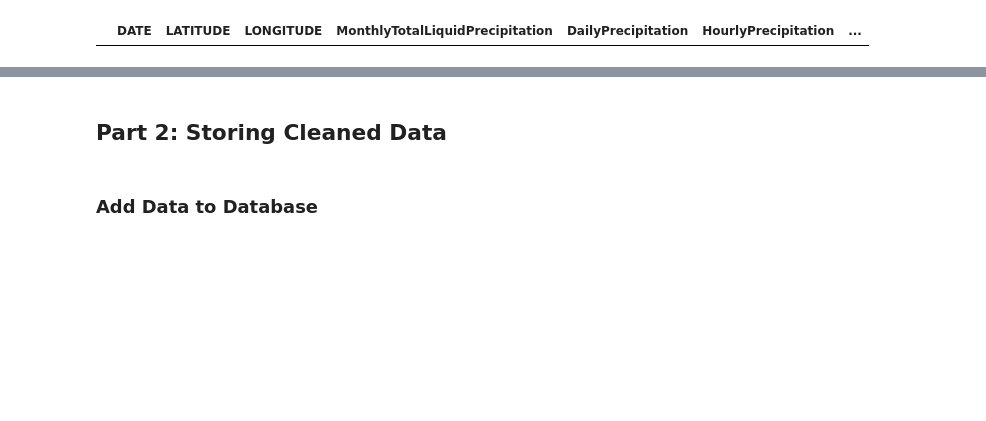
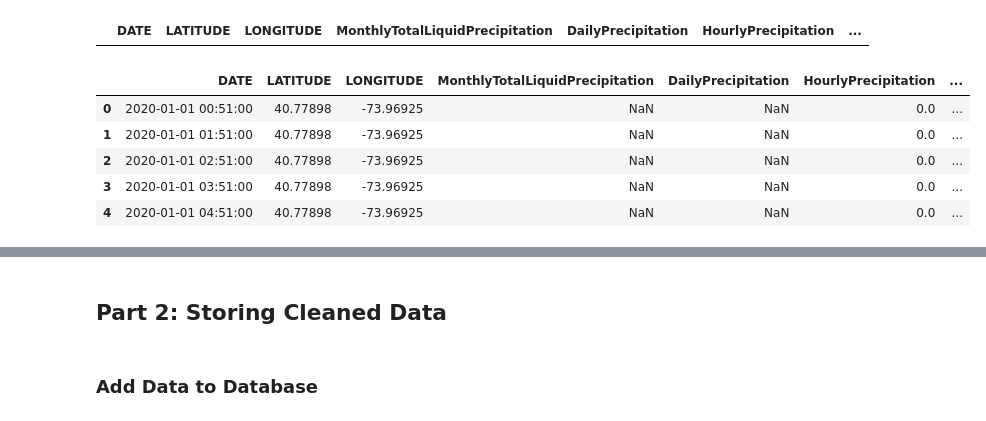
Before and after one commit to yhuang37-2034310/4501_Project, a Jupyter notebook: Project Scaffolding.ipynb, the cells around one changed output, grey strips where cells are left out. Cells and saved outputs as stored; diff of their text form; code cells hidden in the pictures; blank space fills up the shorter version.

```diff
--- a/Project Scaffolding.ipynb
+++ b/Project Scaffolding.ipynb
@@ -591,2 +651,9 @@ hourly_weather_data, daily_weather_data = load_and_clean_weather_data()
 # %%
-hourly_weather_data.head()
+weather_data.head()
+# %% [output]
+|  | DATE | LATITUDE | LONGITUDE | MonthlyTotalLiquidPrecipitation | DailyPrecipitation | HourlyPrecipitation | ... |
+| 0 | 2020-01-01 00:51:00 | 40.77898 | -73.96925 | NaN | NaN | 0.0 | ... |
+| 1 | 2020-01-01 01:51:00 | 40.77898 | -73.96925 | NaN | NaN | 0.0 | ... |
+| 2 | 2020-01-01 02:51:00 | 40.77898 | -73.96925 | NaN | NaN | 0.0 | ... |
+| 3 | 2020-01-01 03:51:00 | 40.77898 | -73.96925 | NaN | NaN | 0.0 | ... |
+| 4 | 2020-01-01 04:51:00 | 40.77898 | -73.96925 | NaN | NaN | 0.0 | ... |
```
Also changed, not shown: parts of 29 cells of this notebook.
